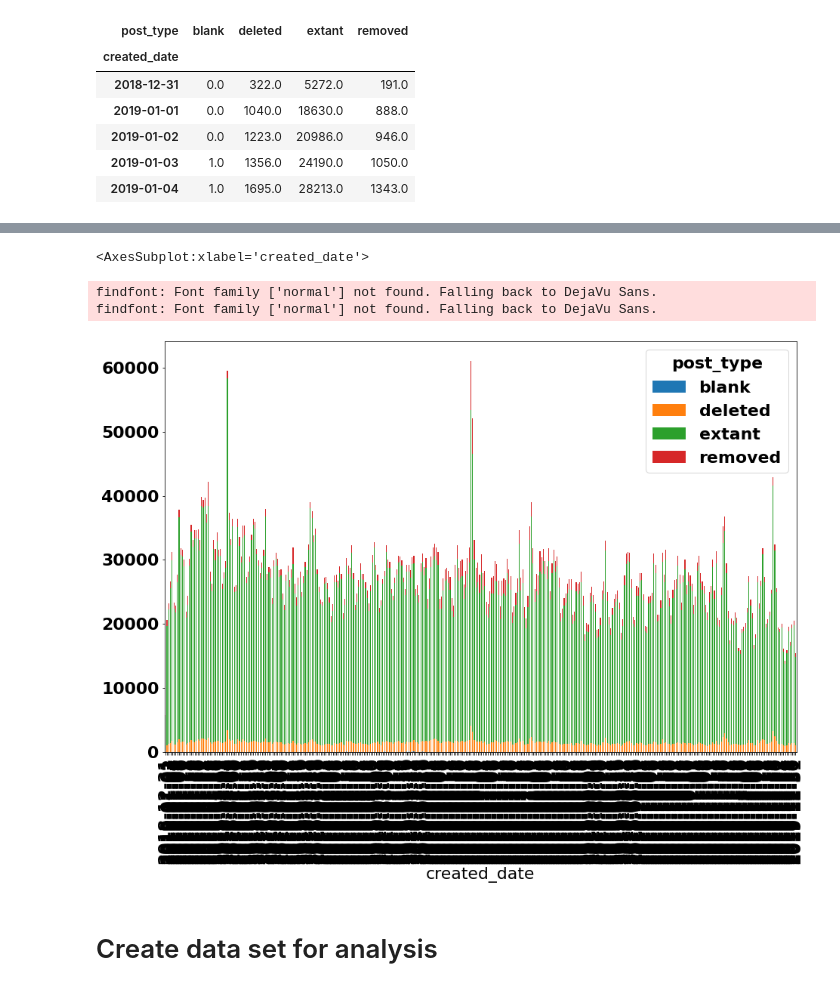
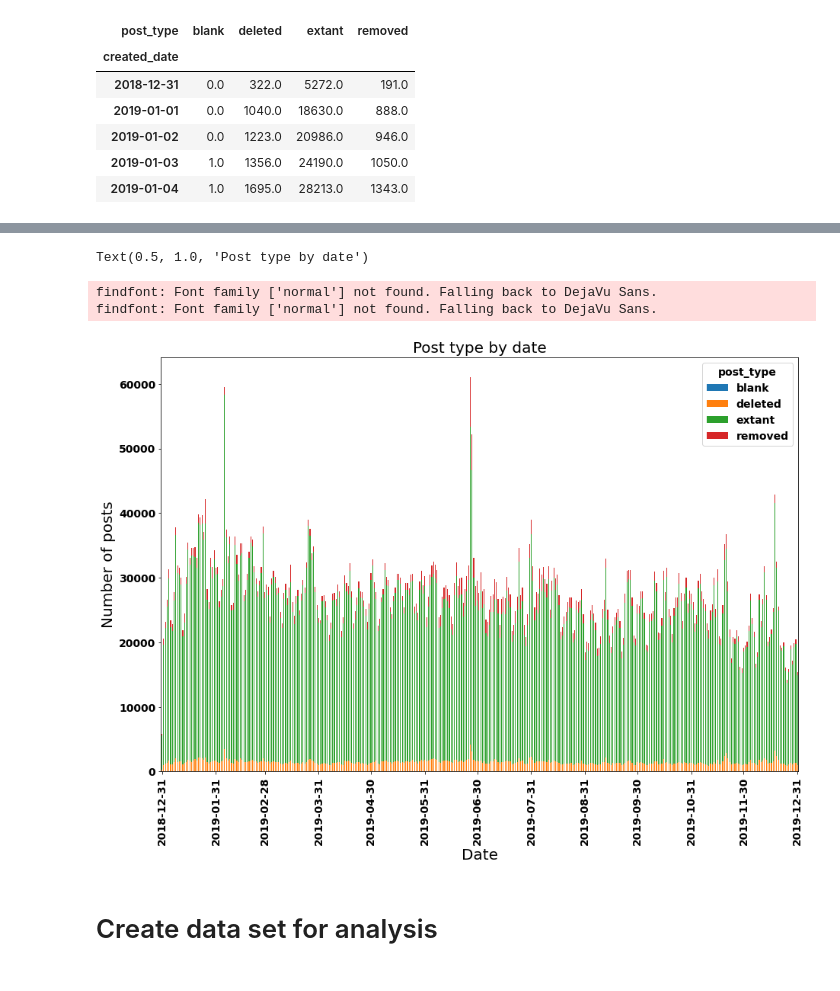
Before and after one commit to npg-mmilosh-cji/RedditQuarantineNLP, a Jupyter notebook: core/analysis/bq_td_eda_and_cleaning.ipynb, the cells around one changed output, grey strips where cells are left out. Saved outputs shown, nothing was run; the diff lists cells and outputs as text; code cells hidden in the pictures.

```diff
--- a/core/analysis/bq_td_eda_and_cleaning.ipynb
+++ b/core/analysis/bq_td_eda_and_cleaning.ipynb
@@ -87,16 +113,21 @@ posts_by_date.head()
 # %%
 font = {'family' : 'normal',
         'weight' : 'bold',
-        'size'   : 22}
+        'size'   : 14}
 mpl.rc('font', **font)
 mpl.rcParams['figure.figsize'] = (15,10)
 
-posts_by_date.plot(kind='bar', stacked=True)
+ax = posts_by_date.plot(kind='bar', stacked=True)
+fmt_month = mdates.MonthLocator()
+ax.xaxis.set_major_locator(fmt_month)
+plt.ylabel("Number of posts", size=20)
+plt.xlabel("Date", size=20)
+plt.title("Post type by date", size=20)
 # %% [output]
-<AxesSubplot:xlabel='created_date'>
+Text(0.5, 1.0, 'Post type by date')
 findfont: Font family ['normal'] not found. Falling back to DejaVu Sans.
 findfont: Font family ['normal'] not found. Falling back to DejaVu Sans.
-[figure, old version]
+[figure, new version]
 # %% [markdown]
 # Create data set for analysis
 # %%
```
Also changed, not shown: parts of 8 cells of this notebook, 1 other file.
